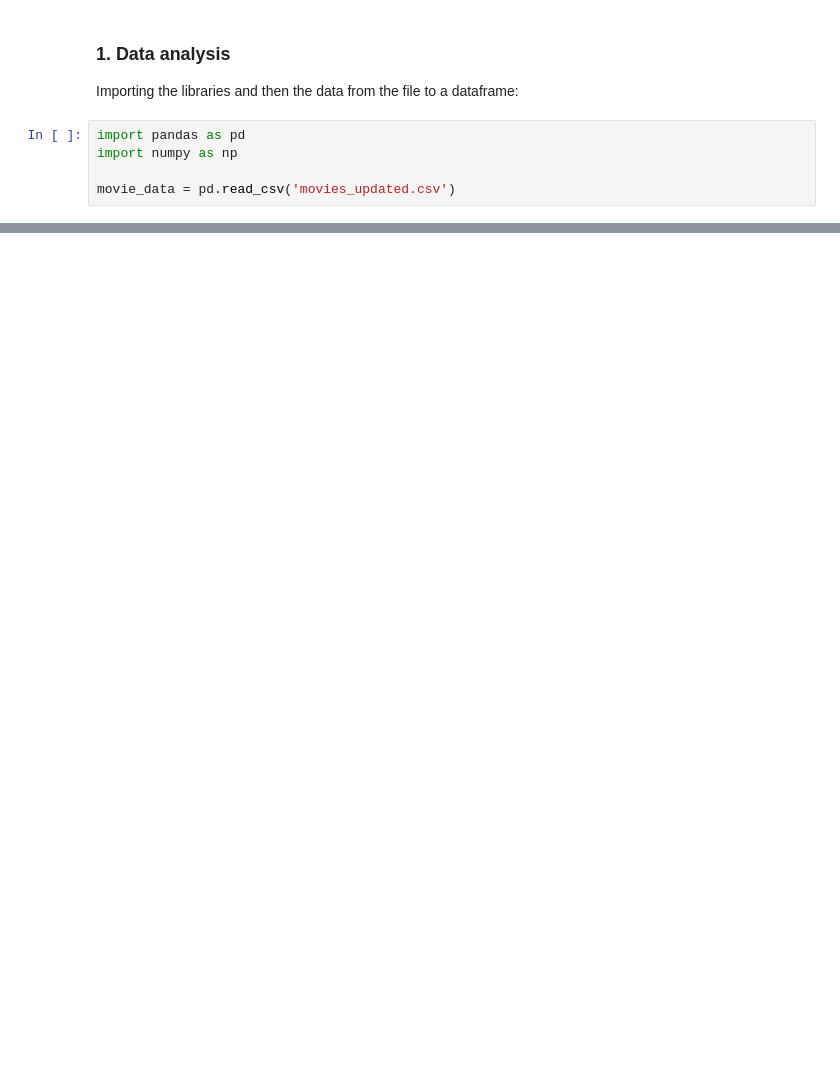
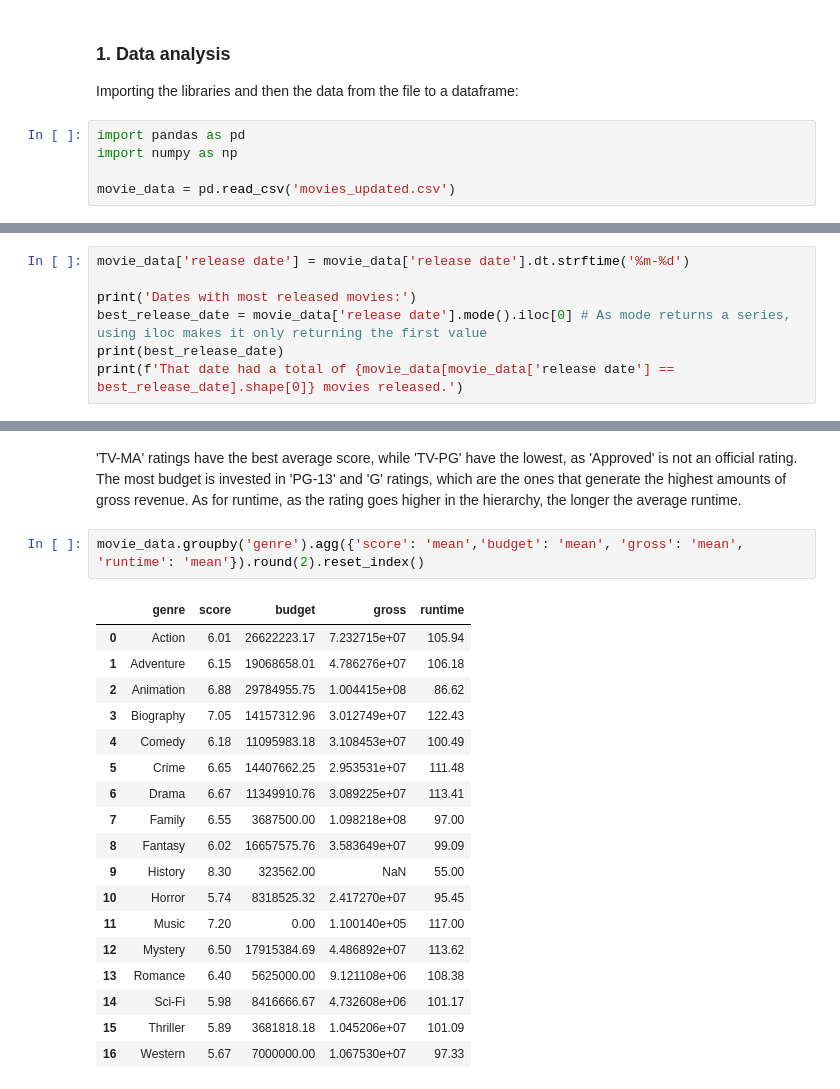
Before and after one commit to wilson-inacio/Movie-Visualizations, a Jupyter notebook: Movie-Data.ipynb, the cells around one changed output, grey strips where cells are left out. Drawn from its saved outputs; the diff is of its cells as text; blank space fills up the shorter version.

```diff
--- a/Movie-Data.ipynb
+++ b/Movie-Data.ipynb
@@ -59,0 +241,7 @@ dtype: int64
+# %%
+movie_data['release date'] = movie_data['release date'].dt.strftime('%m-%d')
+
+print('Dates with most released movies:')
+best_release_date = movie_data['release date'].mode().iloc[0] # As mode returns a series, using iloc makes it only returning the first value
+print(best_release_date)
+print(f'That date had a total of {movie_data[movie_data['release date'] == best_release_date].shape[0]} movies released.')
@@ -59,0 +393,23 @@ dtype: int64
+# %% [markdown]
+'TV-MA' ratings have the best average score, while 'TV-PG' have the lowest, as 'Approved' is not an official rating. The most budget is invested in 'PG-13' and 'G' ratings, which are the ones that generate the highest amounts of gross revenue. As for runtime, as the rating goes higher in the hierarchy, the longer the average runtime.
+# %%
+movie_data.groupby('genre').agg({'score': 'mean','budget': 'mean', 'gross': 'mean', 'runtime': 'mean'}).round(2).reset_index()
+# %% [output]
+|  | genre | score | budget | gross | runtime |
+| 0 | Action | 6.01 | 26622223.17 | 7.232715e+07 | 105.94 |
+| 1 | Adventure | 6.15 | 19068658.01 | 4.786276e+07 | 106.18 |
+| 2 | Animation | 6.88 | 29784955.75 | 1.004415e+08 | 86.62 |
+| 3 | Biography | 7.05 | 14157312.96 | 3.012749e+07 | 122.43 |
+| 4 | Comedy | 6.18 | 11095983.18 | 3.108453e+07 | 100.49 |
+| 5 | Crime | 6.65 | 14407662.25 | 2.953531e+07 | 111.48 |
+| 6 | Drama | 6.67 | 11349910.76 | 3.089225e+07 | 113.41 |
+| 7 | Family | 6.55 | 3687500.00 | 1.098218e+08 | 97.00 |
+| 8 | Fantasy | 6.02 | 16657575.76 | 3.583649e+07 | 99.09 |
+| 9 | History | 8.30 | 323562.00 | NaN | 55.00 |
+| 10 | Horror | 5.74 | 8318525.32 | 2.417270e+07 | 95.45 |
+| 11 | Music | 7.20 | 0.00 | 1.100140e+05 | 117.00 |
+| 12 | Mystery | 6.50 | 17915384.69 | 4.486892e+07 | 113.62 |
+| 13 | Romance | 6.40 | 5625000.00 | 9.121108e+06 | 108.38 |
+| 14 | Sci-Fi | 5.98 | 8416666.67 | 4.732608e+06 | 101.17 |
+| 15 | Thriller | 5.89 | 3681818.18 | 1.045206e+07 | 101.09 |
+| 16 | Western | 5.67 | 7000000.00 | 1.067530e+07 | 97.33 |
```
Also changed, not shown: parts of 56 cells of this notebook, 1 other file.
